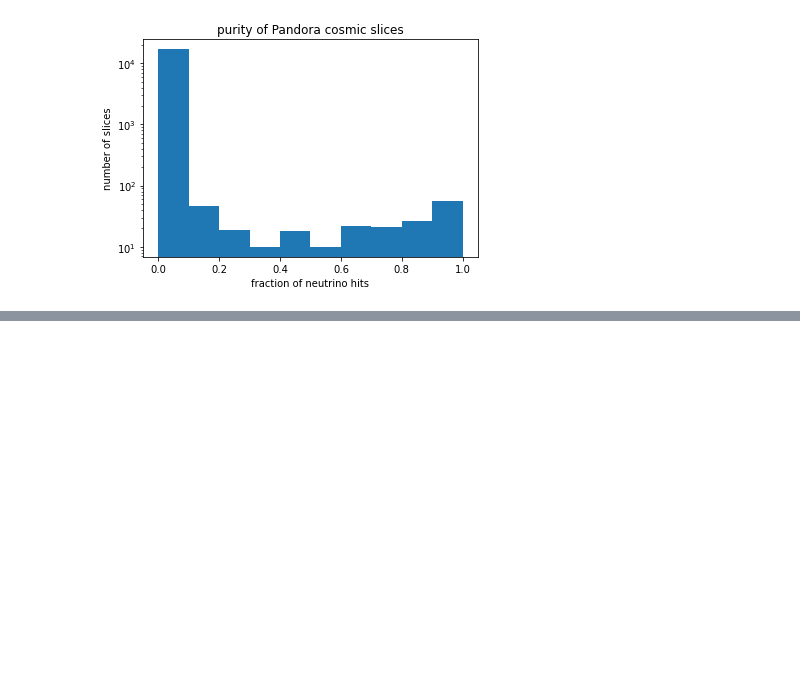
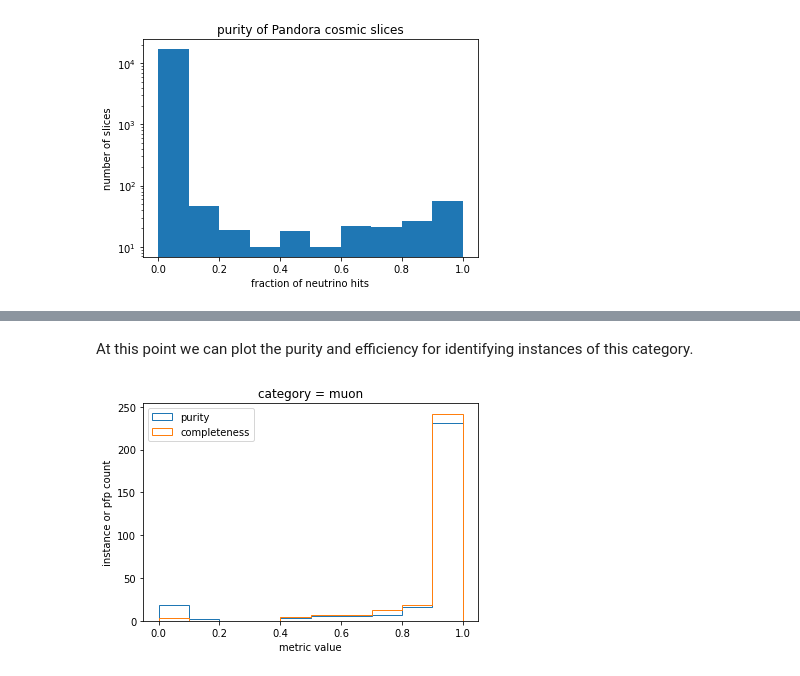
Before and after one commit to cerati/ubopendata, a Jupyter notebook: Pandora metrics.ipynb, the cells around one changed output, grey strips where cells are left out. Saved outputs shown, nothing was run; the diff lists cells and outputs as text; code cells hidden in the pictures; blank space fills up the shorter version.

```diff
--- a/Pandora metrics.ipynb
+++ b/Pandora metrics.ipynb
@@ -144,0 +271,4 @@ plt.show()
+# %%
+hits = hits.merge(slices[["run","sub","evt","slice_id","pdg"]], on=["run","sub","evt","slice_id"], how='left')
+hits = hits.merge(labls, on=["run","sub","evt","g4_id"], how="left")
+hits = hits.merge(pfps[["run","sub","evt","pfp_id","pdg","tkrshr_score"]], on=["run","sub","evt","pfp_id"], how='left', suffixes=['_slice','_pfp'])
@@ -144,0 +277,10 @@ plt.show()
+# %%
+pfphits = hits.groupby(["run","sub","evt","pdg_slice","slice_id","pfp_id","tkrshr_score"]).size().reset_index().rename(columns={0:'pfphits'})
+insthits = hits.groupby(["run","sub","evt","semantic_label","instance_label"]).size().reset_index().rename(columns={0:'insthits'})
+pfpinsthits = hits.groupby(["run","sub","evt","pdg_slice","slice_id","pfp_id","semantic_label","instance_label"]).size().reset_index().rename(columns={0:'pfpinsthits'})
+
+pfpinsthits = pfpinsthits.merge(pfphits, on=["run","sub","evt","slice_id","pfp_id","pdg_slice"], how='left')
+pfpinsthits = pfpinsthits.merge(insthits, on=["run","sub","evt","semantic_label","instance_label"], how='left')
+pfpinsthits.fillna(-1,inplace=True)
+
+pfpinsthits
@@ -144,0 +303,3 @@ plt.show()
+# %%
+selcategory = 1 #1:muon, 4:shower, see label standard_labels.py
+print('notebook will produce performance for instances of label:',label(selcategory).name)
@@ -144,0 +308,6 @@ plt.show()
+# %%
+selhits = pfpinsthits.query('(pdg_slice==12 or pdg_slice==14) and semantic_label==%i'%selcategory)
+selhits = selhits.sort_values(by=['pfpinsthits'], ascending=False)
+selhits.sort_values(by=["run","sub","evt"],inplace=True)
+selhits.drop_duplicates(["run","sub","evt","instance_label"], inplace=True)
+selhits
@@ -144,0 +328,14 @@ plt.show()
+# %% [markdown]
+At this point we can plot the purity and efficiency for identifying instances of this category.
+# %%
+purity = selhits['pfpinsthits']/selhits['pfphits']
+completeness = selhits['pfpinsthits']/selhits['insthits']
+plt.hist(purity,histtype='step',label='purity',bins=np.linspace(0,1,11))
+plt.hist(completeness,histtype='step',label='completeness',bins=np.linspace(0,1,11))
+plt.legend(loc=2)
+plt.xlabel('metric value')
+plt.ylabel('instance or pfp count')
+plt.title('category = %s'%label(selcategory).name)
+plt.show()
+# %% [output]
+[figure, added]
```
Also changed, not shown: parts of 23 cells of this notebook.
